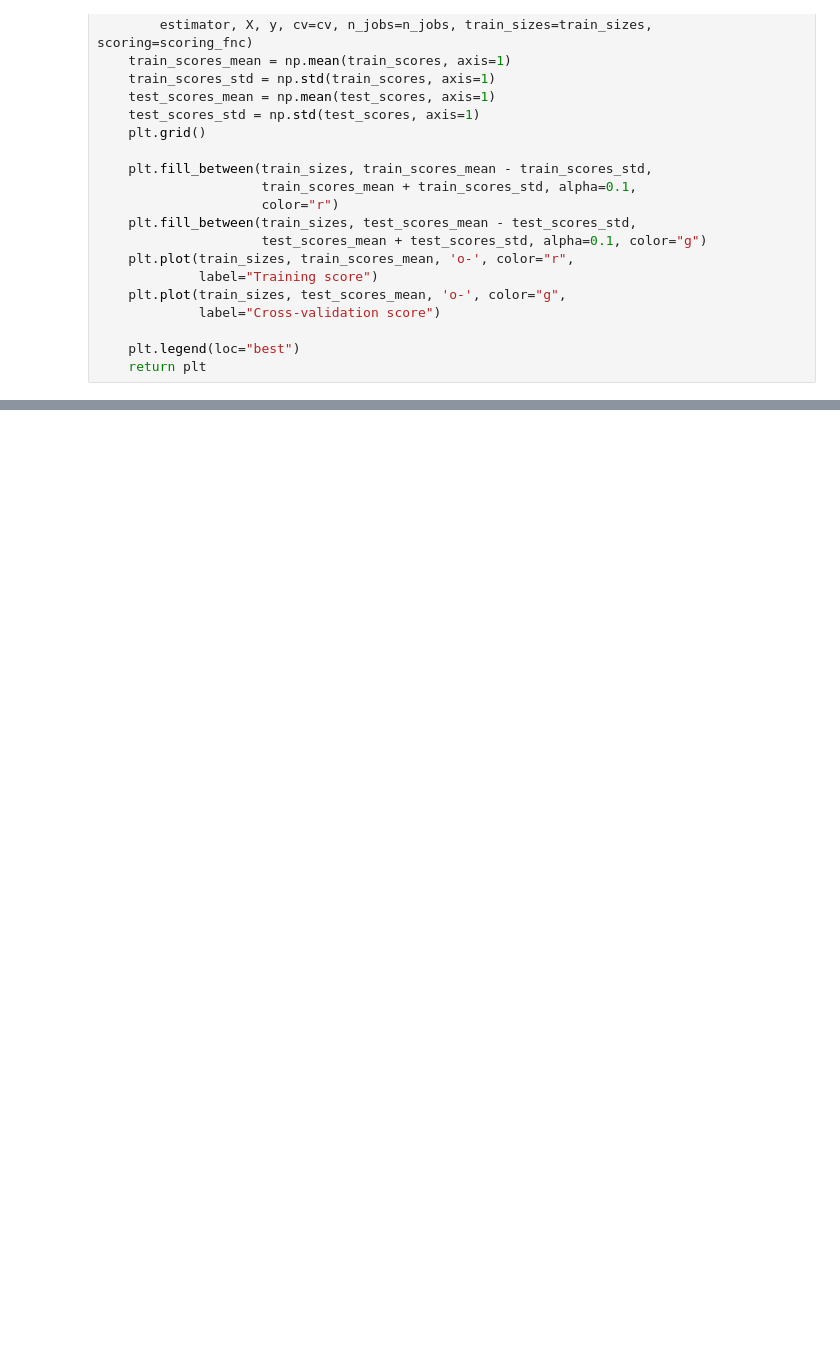
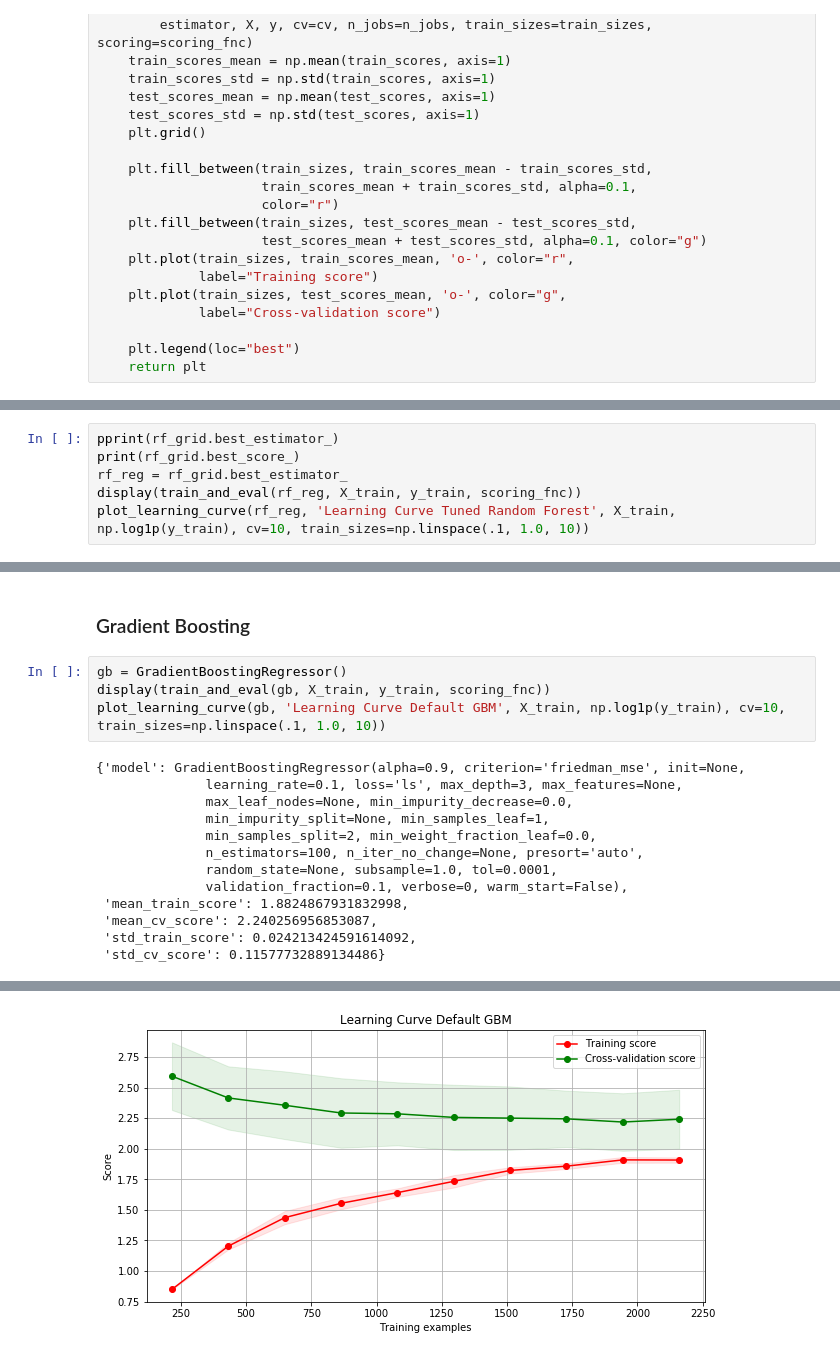
Before and after one commit to Cruzzor/BoxOffice, a Jupyter notebook: First_Model_Marcel.ipynb, the cells around one changed output, grey strips where cells are left out. Saved outputs shown, nothing was run; the diff lists cells and outputs as text; blank space fills up the shorter version.

```diff
--- a/First_Model_Marcel.ipynb
+++ b/First_Model_Marcel.ipynb
@@ -165,0 +277,6 @@ plot_learning_curve(reg, 'Learning Curve -> High Bias', X_train, np.log1p(y_trai
+# %%
+pprint(rf_grid.best_estimator_)
+print(rf_grid.best_score_)
+rf_reg = rf_grid.best_estimator_
+display(train_and_eval(rf_reg, X_train, y_train, scoring_fnc))
+plot_learning_curve(rf_reg, 'Learning Curve Tuned Random Forest', X_train, np.log1p(y_train), cv=10, train_sizes=np.linspace(.1, 1.0, 10))
@@ -165,0 +300,19 @@ plot_learning_curve(reg, 'Learning Curve -> High Bias', X_train, np.log1p(y_trai
+# %% [markdown]
+### Gradient Boosting
+# %%
+gb = GradientBoostingRegressor()
+display(train_and_eval(gb, X_train, y_train, scoring_fnc))
+plot_learning_curve(gb, 'Learning Curve Default GBM', X_train, np.log1p(y_train), cv=10, train_sizes=np.linspace(.1, 1.0, 10))
+# %% [output]
+{'model': GradientBoostingRegressor(alpha=0.9, criterion='friedman_mse', init=None,
+              learning_rate=0.1, loss='ls', max_depth=3, max_features=None,
+              max_leaf_nodes=None, min_impurity_decrease=0.0,
+              min_impurity_split=None, min_samples_leaf=1,
+              min_samples_split=2, min_weight_fraction_leaf=0.0,
+              n_estimators=100, n_iter_no_change=None, presort='auto',
+              random_state=None, subsample=1.0, tol=0.0001,
+              validation_fraction=0.1, verbose=0, warm_start=False),
+ 'mean_train_score': 1.8824867931832998,
+ 'mean_cv_score': 2.240256956853087,
+ 'std_train_score': 0.024213424591614092,
+ 'std_cv_score': 0.11577732889134486}
@@ -165,0 +320 @@ plot_learning_curve(reg, 'Learning Curve -> High Bias', X_train, np.log1p(y_trai
+[figure, added]
```
Also changed, not shown: parts of 14 cells of this notebook.
